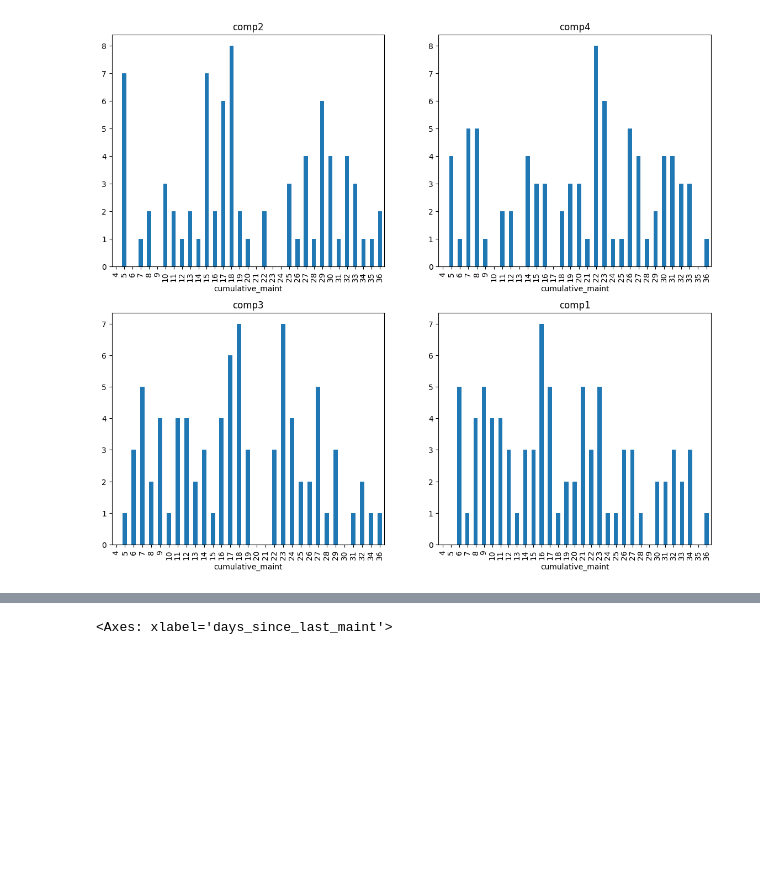
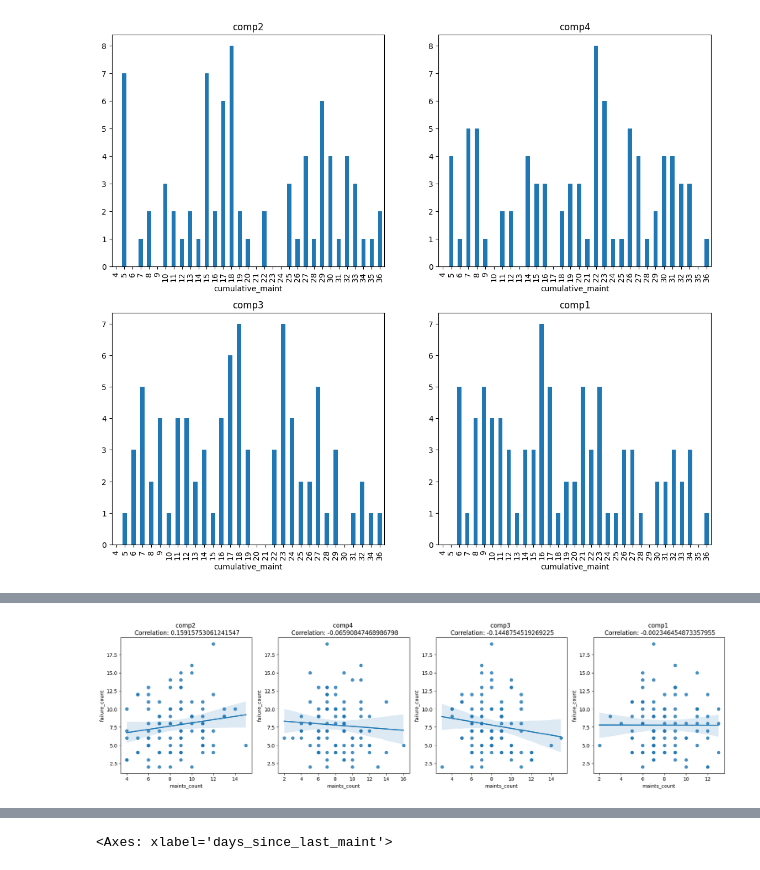
Before and after one commit to andreslomeliv/predictive_maintenance, a Jupyter notebook: predictive_maintenance_test.ipynb, the cells around one changed output, grey strips where cells are left out. Cells and saved outputs as stored; diff of their text form; code cells hidden in the pictures; blank space fills up the shorter version.

```diff
--- a/predictive_maintenance_test.ipynb
+++ b/predictive_maintenance_test.ipynb
@@ -345,3 +374,17 @@ for i, f in enumerate(fm_df.comp.unique()):
+# %%
+# scatterplots by errorID
+fig, ax = plt.subplots(1,4, figsize=(18, 5))
+for i, m in enumerate(maint.comp.unique()):
+    gpd_maints = maint[maint.comp == m].groupby('machineID').comp.count()
+    gpd_failures = failures.groupby('machineID').failure.count()
+    gpd_data = pd.concat([gpd_maints, gpd_failures], axis=1)
+    gpd_data.columns = ['maints_count', 'failure_count']
+    corr = gpd_data.corr().iloc[0,1]
+    sns.regplot(x='maints_count', y='failure_count', data=gpd_data, ax=ax[i])
+    ax[i].set_title(f'{m} \n Correlation: {corr}')
+plt.tight_layout()
+# %% [output]
+[figure, added]
 # %%
 # days since last maintenance
 fm_df['days_since_last_maint'] = fm_df.sort_values('datetime').groupby('machineID').datetime.diff().dt.days
```
Also changed, not shown: parts of 80 cells of this notebook, 1 other file.
